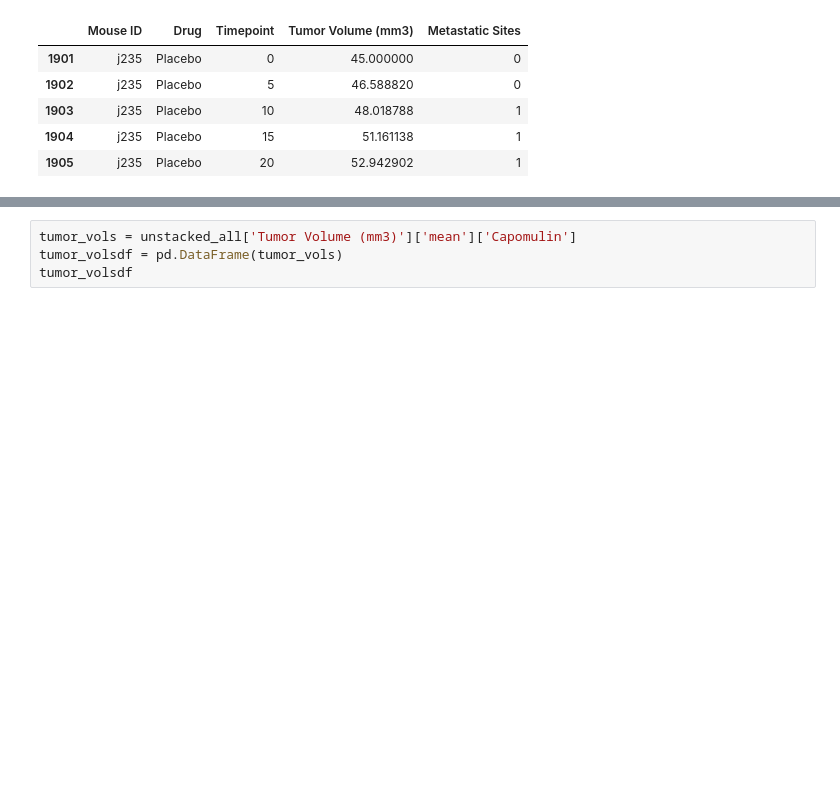
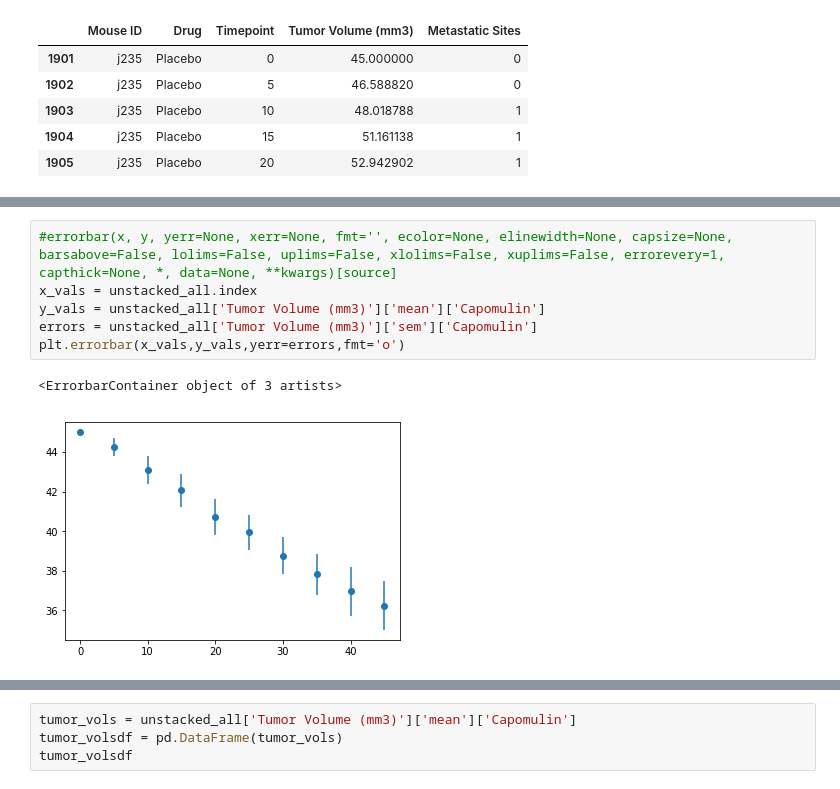
Before and after one commit to bman511/Pymaceuticals, a Jupyter notebook: pymaceuticals.ipynb, the cells around one changed output, grey strips where cells are left out. Cells and saved outputs as stored; diff of their text form; blank space fills up the shorter version.

```diff
--- a/pymaceuticals.ipynb
+++ b/pymaceuticals.ipynb
@@ -150,0 +203,9 @@ unstacked_all
+# %%
+#errorbar(x, y, yerr=None, xerr=None, fmt='', ecolor=None, elinewidth=None, capsize=None, barsabove=False, lolims=False, uplims=False, xlolims=False, xuplims=False, errorevery=1, capthick=None, *, data=None, **kwargs)[source]
+x_vals = unstacked_all.index
+y_vals = unstacked_all['Tumor Volume (mm3)']['mean']['Capomulin']
+errors = unstacked_all['Tumor Volume (mm3)']['sem']['Capomulin']
+plt.errorbar(x_vals,y_vals,yerr=errors,fmt='o')
+# %% [output]
+<ErrorbarContainer object of 3 artists>
+[figure, added]
```
Also changed, not shown: parts of 9 cells of this notebook.
